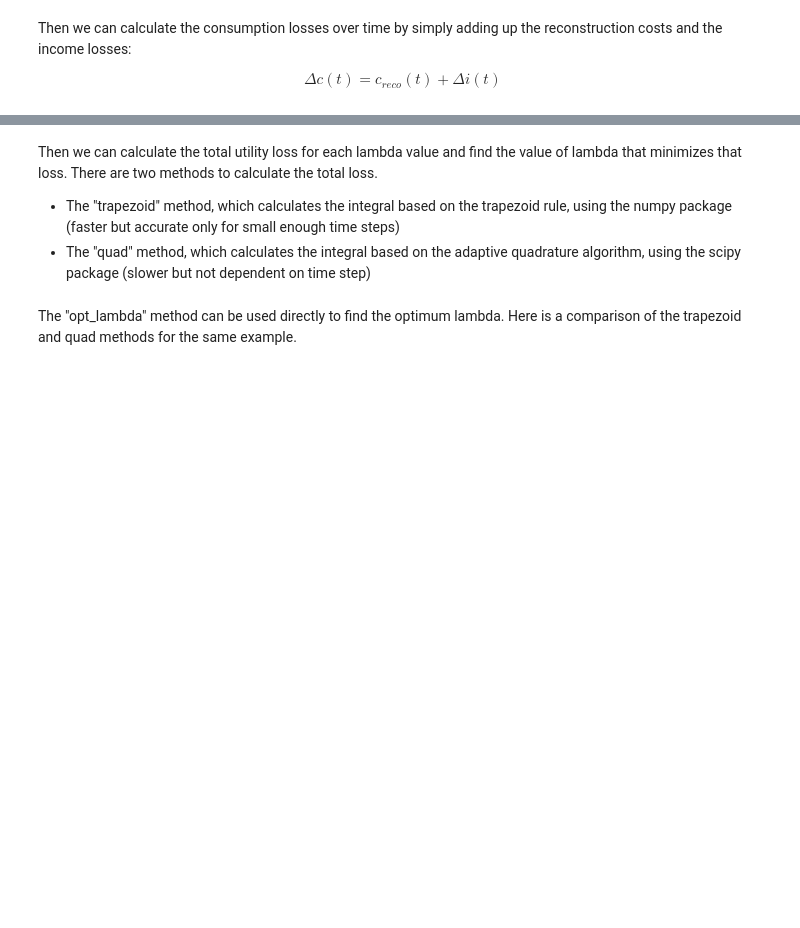
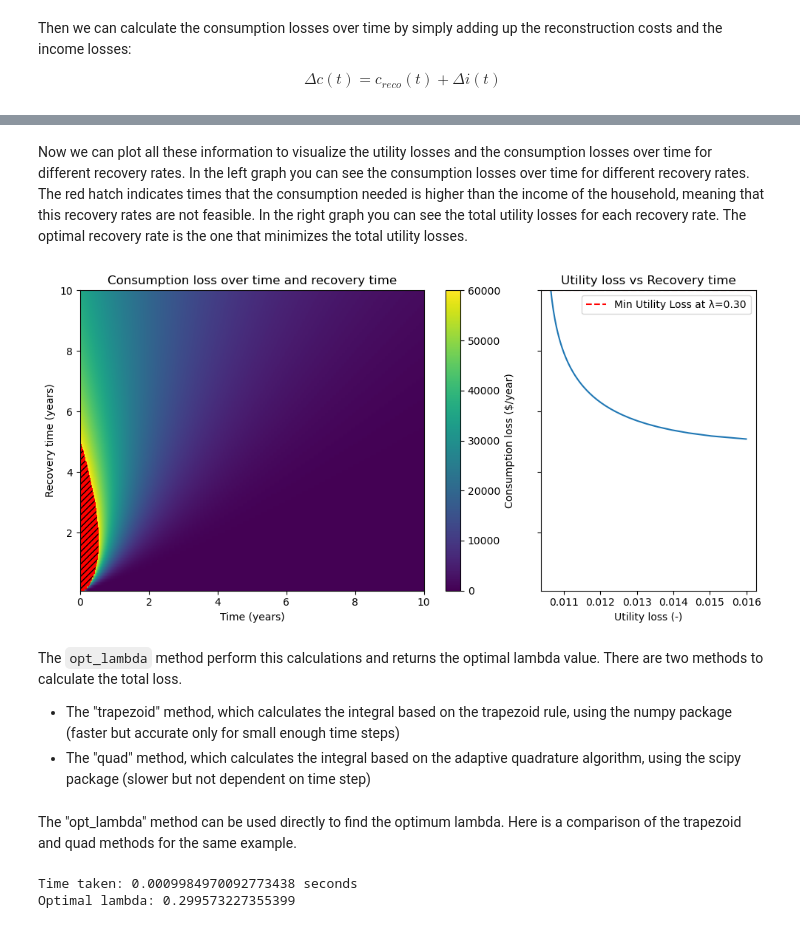
Before and after one commit to Deltares/fiat_toolbox, a Jupyter notebook: examples/well_being/1_general_methods.ipynb, the cells around one changed output, grey strips where cells are left out. Cells and saved outputs as stored; diff of their text form; code cells hidden in the pictures; blank space fills up the shorter version.

```diff
--- a/examples/well_being/1_general_methods.ipynb
+++ b/examples/well_being/1_general_methods.ipynb
@@ -144,18 +155 @@ Assuming that the household pre-disaster consumption is described by it's yearly
-# %%
-c0 = 48000 # yearly income
-eta = 1.5 # elasticity of the marginal utility
-
-# Calculate utility for all combinations
-dut = em.UtilityLoss(t=times, l=lambdas, v=v, k_str=k_str, pi=pi, c0=c0, eta=eta)
-# Plot the utility loss
-for i, _lambda in enumerate(lambdas):
-    valid_indices = ~np.isnan(dut.losses_t[:, i])
-    sb.lineplot(x=times[valid_indices], y=dut.losses_t[valid_indices, i], label=f"lambda={_lambda}")
-
-# Add labels and title
-plt.xlabel('Time')
-plt.ylabel('Utility loss')
-plt.title('Utility loss vs Time')
-plt.legend()
-plt.show()
 # %% [markdown]
@@ -175,5 +183,47 @@ dut.losses_t.shape
+# %% [markdown]
+Now we can plot all these information to visualize the utility losses and the consumption losses over time for different recovery rates. In the left graph you can see the consumption losses over time for different recovery rates. The red hatch indicates times that the consumption needed is higher than the income of the household, meaning that this recovery rates are not feasible. In the right graph you can see the total utility losses for each recovery rate. The optimal recovery rate is the one that minimizes the total utility losses.
+# %%
+fig, (ax1, ax2) = plt.subplots(1, 2, figsize=(10, 5), sharey=True, width_ratios=[2, 1])
+
+# First plot: image plot as before
+masked_u_loss_t = np.ma.masked_invalid(c_loss_t_l)
+im = ax1.imshow(
+    masked_u_loss_t,
+    aspect='auto',
+    origin='lower',  # Flip the y-axis so the plot is upside down
+    cmap='viridis',
+    vmax=c0,
+    extent=[times[0], times[-1], t_min, t_max]
+)
+ax1.set_xlabel('Time (years)')
+ax1.set_ylabel('Recovery time (years)')
+ax1.set_title('Consumption loss over time and recovery time')
+fig.colorbar(im, ax=ax1, label='Consumption loss ($/year)')
+
+# Overlay hatched mask where values > c0
+hatch_mask = c_loss_t_l > c0
+X, Y = np.meshgrid(times, rec_times_test)
+ax1.contourf(
+    X, Y, hatch_mask,
+    levels=[0.5, 1],
+    colors='red',
+    hatches=['////'],
+    linewidths=0
+)
+
+# Second plot: utility loss vs lambda (reversed y-axis)
+ax2.plot(u_loss_l, rec_times_test)
+ax2.axhline(y= em.recovery_time(min_lambda), color='r', linestyle='--', label=f'Min Utility Loss at λ={min_lambda:.2f}')
+ax2.set_xlabel('Utility loss (-)')
+ax2.set_title('Utility loss vs Recovery time')
+ax2.legend()
+
+plt.tight_layout()
+plt.show()
+# %% [output]
+[figure, added]
 # %% [markdown]
-Then we can calculate the total utility loss for each lambda value and find the value of lambda that minimizes that loss. There are two methods to calculate the total loss.
+The `opt_lambda` method perform this calculations and returns the optimal lambda value. There are two methods to calculate the total loss.
 
 - The "trapezoid" method, which calculates the integral based on the trapezoid rule, using the numpy package (faster but accurate only for small enough time steps)
 - The "quad" method, which calculates the integral based on the adaptive quadrature algorithm, using the scipy package (slower but not dependent on time step)
@@ -210,10 +232,13 @@ The "opt_lambda" method can be used directly to find the optimum lambda. Here is
 # %%
 import time
 start_time = time.time()
-optimal_lambda = em.opt_lambda(v, k_str, c0, pi, eta, times=times, l_min=0.3, l_max=10, method="trapezoid")
+optimal_lambda = em.opt_lambda(v, k_str, c0, pi, eta, times=times, l_min=_lambdas_test[-1], l_max=_lambdas_test[0], method="trapezoid", savings=savings)
 end_time = time.time()
 
 print(f"Time taken: {end_time - start_time} seconds")
-print(f"Optimal lambda: {optimal_lambda}")
+print(f"Optimal lambda: {optimal_lambda['l_opt_min']}")
+# %% [output]
+Time taken: 0.0009984970092773438 seconds
+Optimal lambda: 0.299573227355399
 # %%
 start_time = time.time()
```
Also changed, not shown: parts of 14 cells of this notebook, 1 other file.
